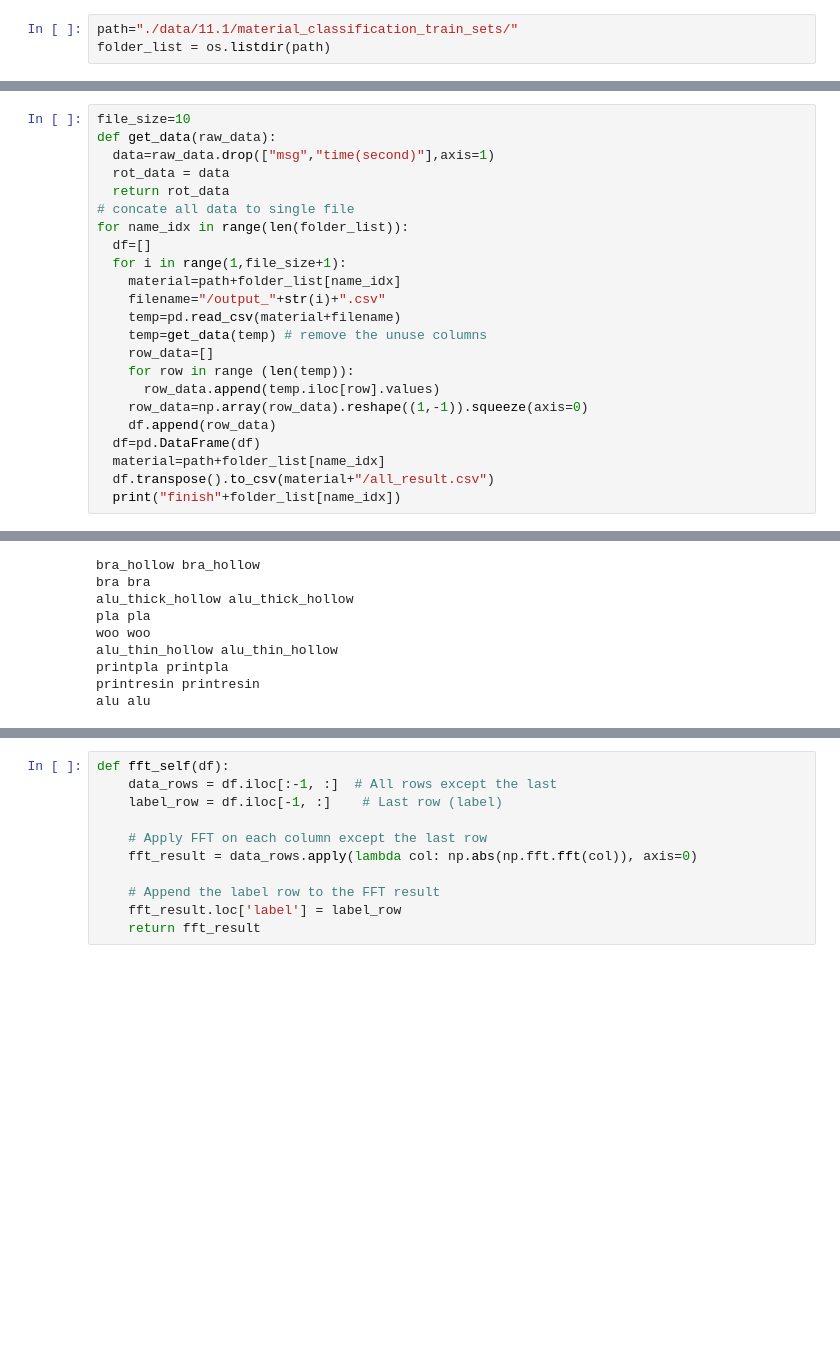
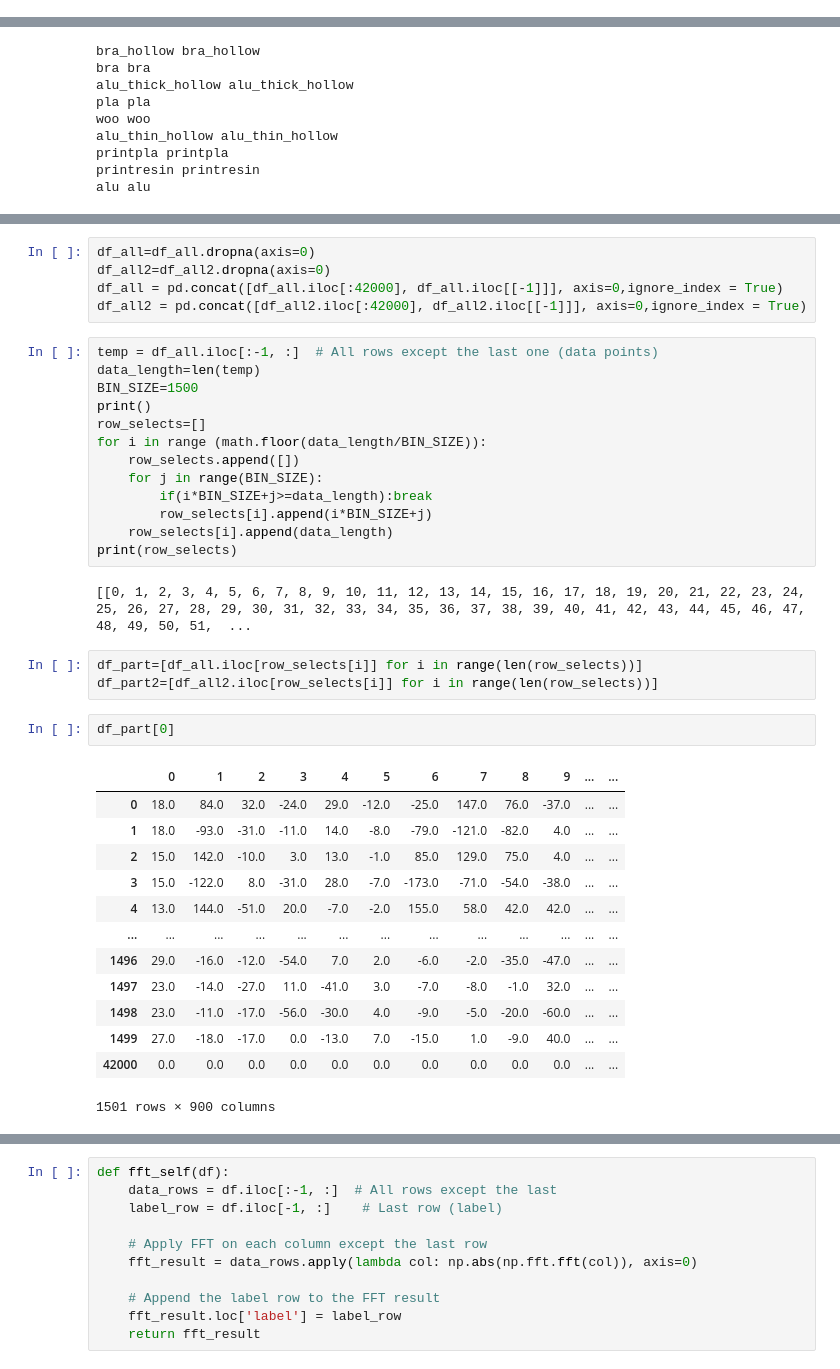
Before and after one commit to wilson20010327/vibecheck, a Jupyter notebook: data_analyst_classification.ipynb, the cells around one changed output, grey strips where cells are left out. Cells and saved outputs as stored; diff of their text form; blank space fills up the shorter version.

```diff
--- a/data_analyst_classification.ipynb
+++ b/data_analyst_classification.ipynb
@@ -8,6 +8,3 @@ import warnings,os
 import glob
 from scipy.signal import find_peaks
 warnings.filterwarnings('ignore')
-# %%
-path="./data/11.1/material_classification_train_sets/"
-folder_list = os.listdir(path)
@@ -21,25 +11,2 @@ folder_list
 # %% [markdown]
 Import dataset
-# %%
-file_size=10
-def get_data(raw_data):
-  data=raw_data.drop(["msg","time(second)"],axis=1)
-  rot_data = data
-  return rot_data
-# concate all data to single file
-for name_idx in range(len(folder_list)):
-  df=[]
-  for i in range(1,file_size+1):
-    material=path+folder_list[name_idx]
-    filename="/output_"+str(i)+".csv"
-    temp=pd.read_csv(material+filename)
-    temp=get_data(temp) # remove the unuse columns
-    row_data=[]
-    for row in range (len(temp)):
-      row_data.append(temp.iloc[row].values)
-    row_data=np.array(row_data).reshape((1,-1)).squeeze(axis=0)
-    df.append(row_data)
-  df=pd.DataFrame(df)
-  material=path+folder_list[name_idx]
-  df.transpose().to_csv(material+"/all_result.csv")
-  print("finish"+folder_list[name_idx])
@@ -180,0 +101,39 @@ df_all2
+# %%
+df_all=df_all.dropna(axis=0)
+df_all2=df_all2.dropna(axis=0)
+df_all = pd.concat([df_all.iloc[:42000], df_all.iloc[[-1]]], axis=0,ignore_index = True)
+df_all2 = pd.concat([df_all2.iloc[:42000], df_all2.iloc[[-1]]], axis=0,ignore_index = True)
+# %%
+temp = df_all.iloc[:-1, :]  # All rows except the last one (data points)
+data_length=len(temp)
+BIN_SIZE=1500
+print()
+row_selects=[]
+for i in range (math.floor(data_length/BIN_SIZE)):
+    row_selects.append([])
+    for j in range(BIN_SIZE):
+        if(i*BIN_SIZE+j>=data_length):break
+        row_selects[i].append(i*BIN_SIZE+j)
+    row_selects[i].append(data_length)
+print(row_selects)
+# %% [output]
+[[0, 1, 2, 3, 4, 5, 6, 7, 8, 9, 10, 11, 12, 13, 14, 15, 16, 17, 18, 19, 20, 21, 22, 23, 24, 25, 26, 27, 28, 29, 30, 31, 32, 33, 34, 35, 36, 37, 38, 39, 40, 41, 42, 43, 44, 45, 46, 47, 48, 49, 50, 51,  ...
+# %%
+df_part=[df_all.iloc[row_selects[i]] for i in range(len(row_selects))]
+df_part2=[df_all2.iloc[row_selects[i]] for i in range(len(row_selects))]
+# %%
+df_part[0]
+# %% [output]
+|  | 0 | 1 | 2 | 3 | 4 | 5 | 6 | 7 | 8 | 9 | ... | ... |
+| 0 | 18.0 | 84.0 | 32.0 | -24.0 | 29.0 | -12.0 | -25.0 | 147.0 | 76.0 | -37.0 | ... | ... |
+| 1 | 18.0 | -93.0 | -31.0 | -11.0 | 14.0 | -8.0 | -79.0 | -121.0 | -82.0 | 4.0 | ... | ... |
+| 2 | 15.0 | 142.0 | -10.0 | 3.0 | 13.0 | -1.0 | 85.0 | 129.0 | 75.0 | 4.0 | ... | ... |
+| 3 | 15.0 | -122.0 | 8.0 | -31.0 | 28.0 | -7.0 | -173.0 | -71.0 | -54.0 | -38.0 | ... | ... |
+| 4 | 13.0 | 144.0 | -51.0 | 20.0 | -7.0 | -2.0 | 155.0 | 58.0 | 42.0 | 42.0 | ... | ... |
+| ... | ... | ... | ... | ... | ... | ... | ... | ... | ... | ... | ... | ... |
+| 1496 | 29.0 | -16.0 | -12.0 | -54.0 | 7.0 | 2.0 | -6.0 | -2.0 | -35.0 | -47.0 | ... | ... |
+| 1497 | 23.0 | -14.0 | -27.0 | 11.0 | -41.0 | 3.0 | -7.0 | -8.0 | -1.0 | 32.0 | ... | ... |
+| 1498 | 23.0 | -11.0 | -17.0 | -56.0 | -30.0 | 4.0 | -9.0 | -5.0 | -20.0 | -60.0 | ... | ... |
+| 1499 | 27.0 | -18.0 | -17.0 | 0.0 | -13.0 | 7.0 | -15.0 | 1.0 | -9.0 | 40.0 | ... | ... |
+| 42000 | 0.0 | 0.0 | 0.0 | 0.0 | 0.0 | 0.0 | 0.0 | 0.0 | 0.0 | 0.0 | ... | ... |
+1501 rows × 900 columns
```
Also changed, not shown: parts of 33 cells of this notebook.
